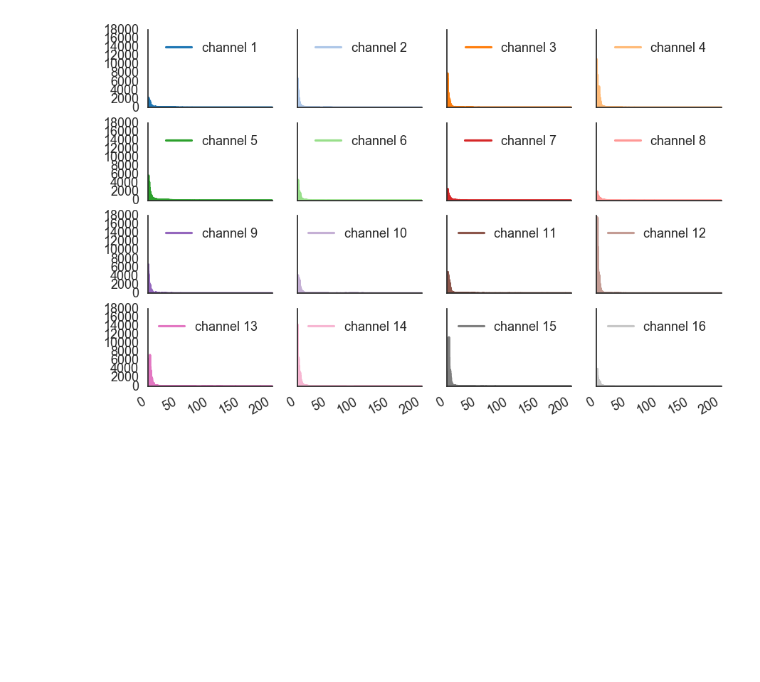
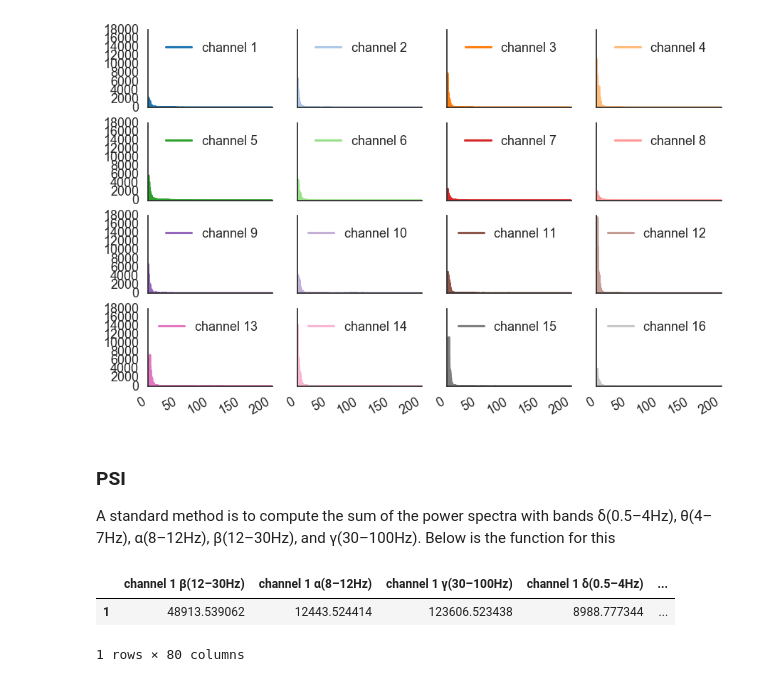
Before and after one commit to MrChristophRivera/KaggleEEG, a Jupyter notebook: notebooks/ExploratoryNotebook2_chris.ipynb, the cells around one changed output. Saved outputs shown, nothing was run; the diff lists cells and outputs as text; code cells hidden in the pictures; blank space fills up the shorter version.

```diff
--- a/notebooks/ExploratoryNotebook2_chris.ipynb
+++ b/notebooks/ExploratoryNotebook2_chris.ipynb
@@ -180,5 +180,5 @@ def transform_psd(data, detrend=True):
     # calculate the psd
     return pd.concat([psd(data.iloc[:, i], i + 1) for i in range(16)], axis=1)
 # %%
-psd =transform_psd(ts)
+psd_df =transform_psd(ts)
 # %%
@@ -186,2 +186,49 @@ ax=psd.plot(subplots = True,layout = (4,4), sharey = True)
 # %% [output]
 [figure]
+# %% [markdown]
+### PSI
+A standard method is to compute the sum of the power spectra with bands
+δ(0.5–4Hz), θ(4–7Hz), α(8–12Hz), β(12–30Hz), and γ(30–100Hz). Below is the function for this
+# %%
+def psi(psd_series,index = 0):
+    """Gets thePower Spectral Intensity of the standard bands for one time series
+    This is using the standard bands of:
+        δ(0.5–4Hz), θ(4–7Hz), α(8–12Hz), β(12–30Hz), and γ(30–100Hz)
+    Parameters:
+        psd_df(pd.DataFrame): a data frame with index frequencies and power.
+        index(int): an index for labeling
+    Returns:
+        bands_df(pd.DataFrame): a data frame with the band sums
+    """
+
+    # compute the sums
+
+    bands_df =pd.DataFrame({'channel %d δ(0.5–4Hz)'%(index+1): psd_series[psd_series.between(0,0.5)].sum(),
+                            'channel %d θ(4–7Hz) '%(index+1): psd_series[psd_series.between(4,7)].sum(),
+                            'channel %d α(8–12Hz)'%(index+1): psd_series[psd_series.between(8,12)].sum(),
+                            'channel %d  β(12–30Hz)'%(index+1): psd_series[psd_series.between(12,30)].sum(),
+                            'channel %d γ(30–100Hz)'%(index+1): psd_series[psd_series.between(30,100)].sum()},
+                           index = [1])
+    return bands_df
+
+
+def get_psi(psd_df):
+    """Gets thePower Spectral Intensity of the standard bands for all time series.
+    This is using the standard bands of:
+        δ(0.5–4Hz), θ(4–7Hz), α(8–12Hz), β(12–30Hz), and γ(30–100Hz)
+    Parameters:
+        psd_df(pd.DataFrame): a data frame with index frequencies and power.
+    Returns:
+        psi_df(pd.DataFrame): a data frame with the band sums
+    """
+    # do the calcs
+    psi_df = [psi(psd_df.iloc[:,i],i) for i in range(16)]
+    return pd.concat(psi_df,axis = 1)
+# %%
+bands=get_psi(psd_df)
+# %%
+bands
+# %% [output]
+|  | channel 1 β(12–30Hz) | channel 1 α(8–12Hz) | channel 1 γ(30–100Hz) | channel 1 δ(0.5–4Hz) | ... |
+| 1 | 48913.539062 | 12443.524414 | 123606.523438 | 8988.777344 | ... |
+1 rows × 80 columns
```
Also changed, not shown: parts of 1 cell of this notebook, 1 other file.
